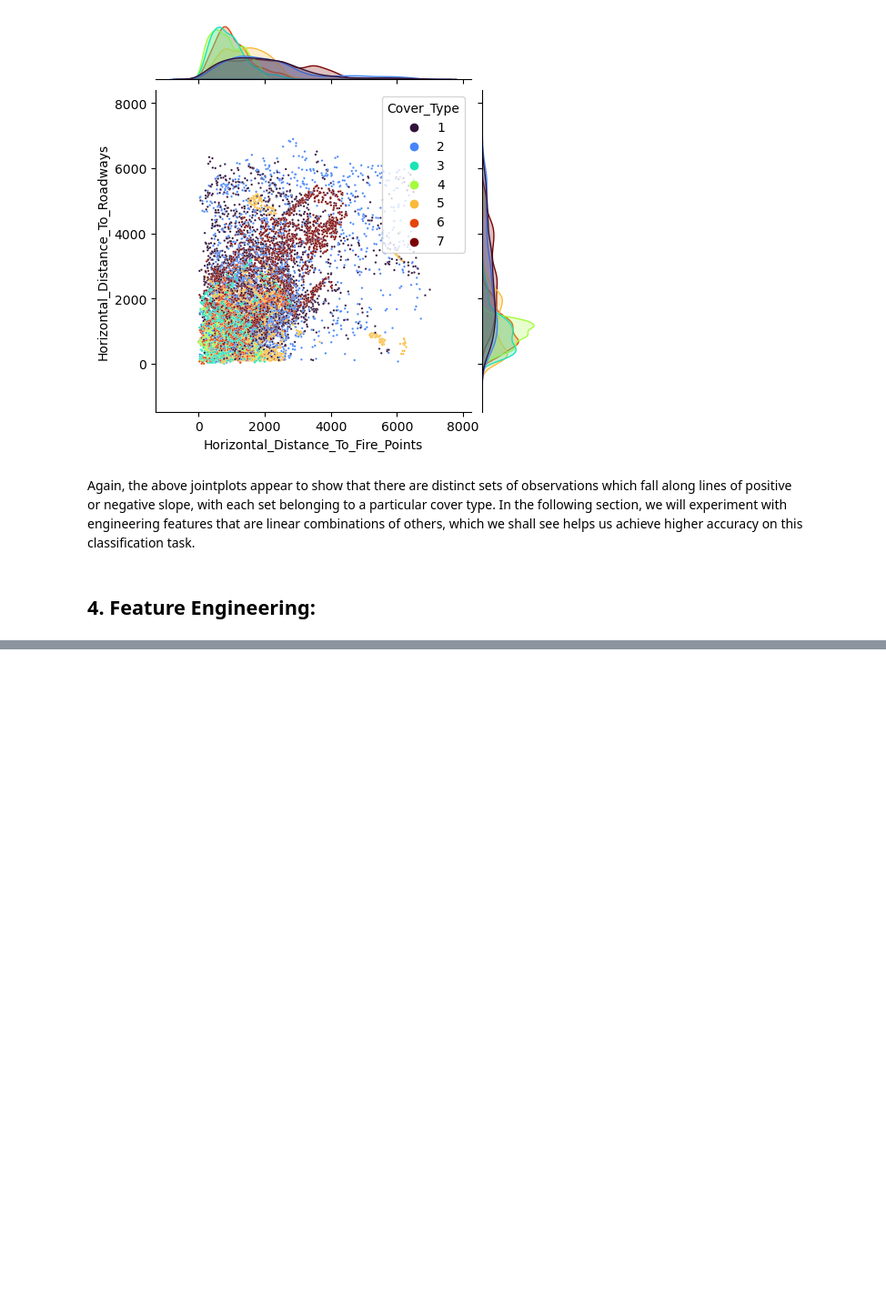
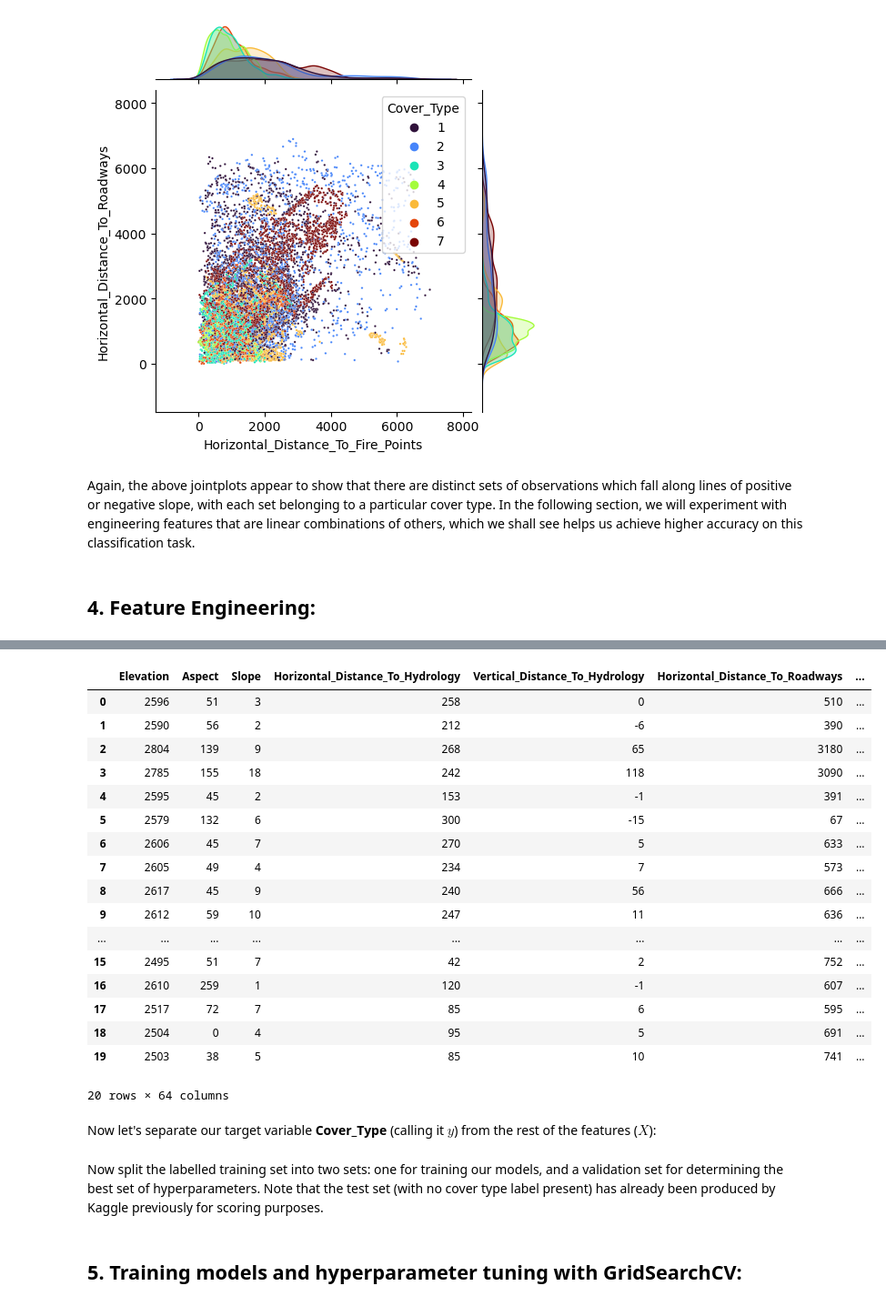
Before and after one commit to owenpb/Kaggle-Forest-Cover-Prediction, a Jupyter notebook: kaggle-forest-cover.ipynb, the cells around one changed output, grey strips where cells are left out. Shown at 91% size. Saved outputs shown, nothing was run; the diff lists cells and outputs as text; code cells hidden in the pictures; blank space fills up the shorter version.

```diff
--- a/kaggle-forest-cover.ipynb
+++ b/kaggle-forest-cover.ipynb
@@ -274,0 +298,37 @@ Again, the above jointplots appear to show that there are distinct sets of obser
+# %%
+df['Total_Distance_To_Hydrology'] = (df['Vertical_Distance_To_Hydrology']**2 + df['Horizontal_Distance_To_Hydrology']**2)**0.5
+
+df['Elevation_Plus_Vertical_Hydrology'] = df['Elevation'] + df['Vertical_Distance_To_Hydrology']
+df['Elevation_Minus_Vertical_Hydrology'] = df['Elevation'] - df['Vertical_Distance_To_Hydrology']
+
+df['Hydrology_Plus_Fire_Points'] = df['Horizontal_Distance_To_Hydrology'] + df['Horizontal_Distance_To_Fire_Points']
+df['Hydrology_Minus_Fire_Points'] = df['Horizontal_Distance_To_Hydrology'] - df['Horizontal_Distance_To_Fire_Points']
+
+df['Hydrology_Plus_Roadways'] = df['Horizontal_Distance_To_Hydrology'] + df['Horizontal_Distance_To_Roadways']
+df['Hydrology_Minus_Roadways'] = df['Horizontal_Distance_To_Hydrology'] - df['Horizontal_Distance_To_Roadways']
+
+df['Fire_Points_Plus_Roadways'] = df['Horizontal_Distance_To_Fire_Points'] + df['Horizontal_Distance_To_Roadways']
+df['Fire_Points_Minus_Roadways'] = df['Horizontal_Distance_To_Fire_Points'] - df['Horizontal_Distance_To_Roadways']
+# %%
+df.head(20)
+# %% [output]
+|  | Elevation | Aspect | Slope | Horizontal_Distance_To_Hydrology | Vertical_Distance_To_Hydrology | Horizontal_Distance_To_Roadways | ... |
+| 0 | 2596 | 51 | 3 | 258 | 0 | 510 | ... |
+| 1 | 2590 | 56 | 2 | 212 | -6 | 390 | ... |
+| 2 | 2804 | 139 | 9 | 268 | 65 | 3180 | ... |
+| 3 | 2785 | 155 | 18 | 242 | 118 | 3090 | ... |
+| 4 | 2595 | 45 | 2 | 153 | -1 | 391 | ... |
+| 5 | 2579 | 132 | 6 | 300 | -15 | 67 | ... |
+| 6 | 2606 | 45 | 7 | 270 | 5 | 633 | ... |
+| 7 | 2605 | 49 | 4 | 234 | 7 | 573 | ... |
+| 8 | 2617 | 45 | 9 | 240 | 56 | 666 | ... |
+| 9 | 2612 | 59 | 10 | 247 | 11 | 636 | ... |
+| ... | ... | ... | ... | ... | ... | ... | ... |
+| 15 | 2495 | 51 | 7 | 42 | 2 | 752 | ... |
+| 16 | 2610 | 259 | 1 | 120 | -1 | 607 | ... |
+| 17 | 2517 | 72 | 7 | 85 | 6 | 595 | ... |
+| 18 | 2504 | 0 | 4 | 95 | 5 | 691 | ... |
+| 19 | 2503 | 38 | 5 | 85 | 10 | 741 | ... |
+20 rows × 64 columns
+# %% [markdown]
+Now let's separate our target variable <b>Cover_Type</b> (calling it $y$) from the rest of the features ($X$):
@@ -274,0 +338,2 @@ Again, the above jointplots appear to show that there are distinct sets of obser
+# %% [markdown]
+Now split the labelled training set into two sets: one for training our models, and a validation set for determining the best set of hyperparameters. Note that the test set (with no cover type label present) has already been produced by Kaggle previously for scoring purposes.
@@ -274,0 +342,2 @@ Again, the above jointplots appear to show that there are distinct sets of obser
+# %% [markdown]
+## 5. Training models and hyperparameter tuning with GridSearchCV:
```
Also changed, not shown: parts of 4 cells of this notebook.
